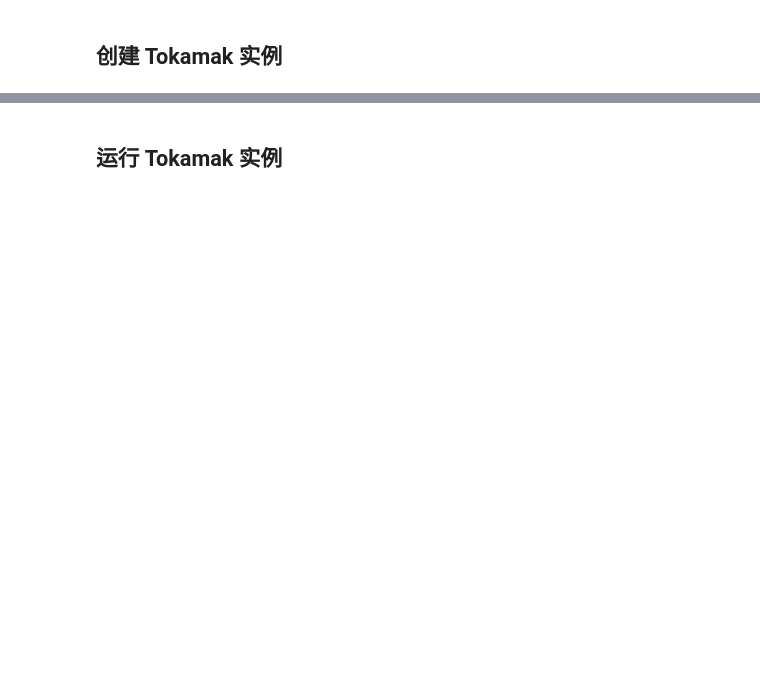
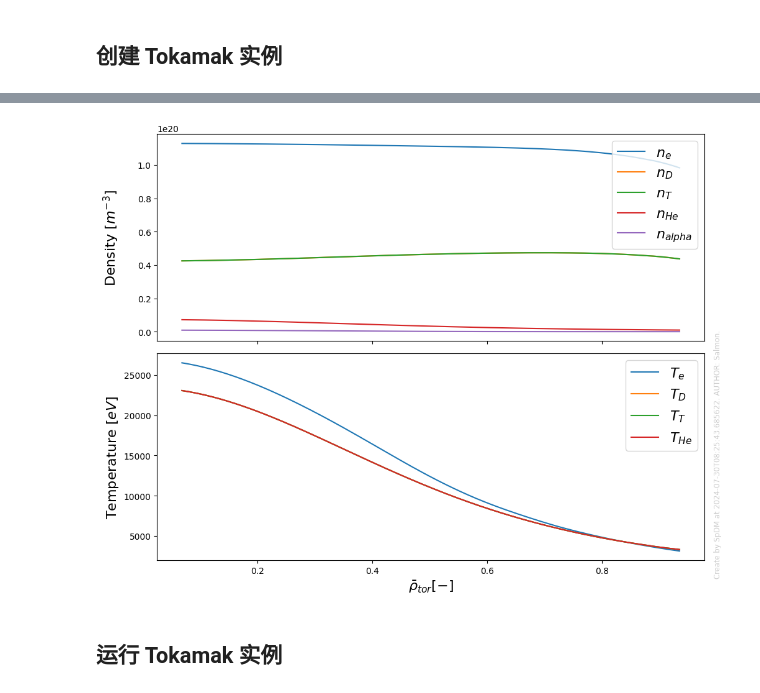
Before and after one commit to fusion-yun/fytok_tutorial, a Jupyter notebook: quick_start/ch4_contexts.ipynb, the cells around one changed output, grey strips where cells are left out. Cells and saved outputs as stored; diff of their text form; code cells hidden in the pictures; blank space fills up the shorter version.

```diff
--- a/quick_start/ch4_contexts.ipynb
+++ b/quick_start/ch4_contexts.ipynb
@@ -146,3 +158,31 @@ fig = sp_view.display(tokamak)
+# %%
+profiles = tokamak.core_profiles.profiles_1d
+
+fig = sp_view.plot(
+    (profiles.grid.rho_tor_norm[10:-10], r"$\bar{\rho}_{tor}[-]$"),  # 横坐标
+    (
+        [
+            (profiles.electrons.density, r"$n_e$"),
+            *[
+                (profile.density, f"$n_{{{profile.label}}}$")
+                for profile in profiles.ion if not profile.is_impurity
+            ],
+        ],
+        {"y_label": r"Density $[m^{-3}]$"},
+    ),
+    (
+        [
+            (profiles.electrons.temperature, r"$T_e$"),
+            *[
+                (profile.temperature, f"$T_{{{profile.label}}}$")
+                for profile in profiles.ion if not profile.is_impurity
+            ],
+        ],
+        {"y_label": r"Temperature $[eV]$"},
+    ),
+)
+# %% [output]
+[figure, added]
 # %% [markdown]
 ## 运行 Tokamak 实例
 # %%
```
Also changed, not shown: parts of 8 cells of this notebook, 2 other files.
